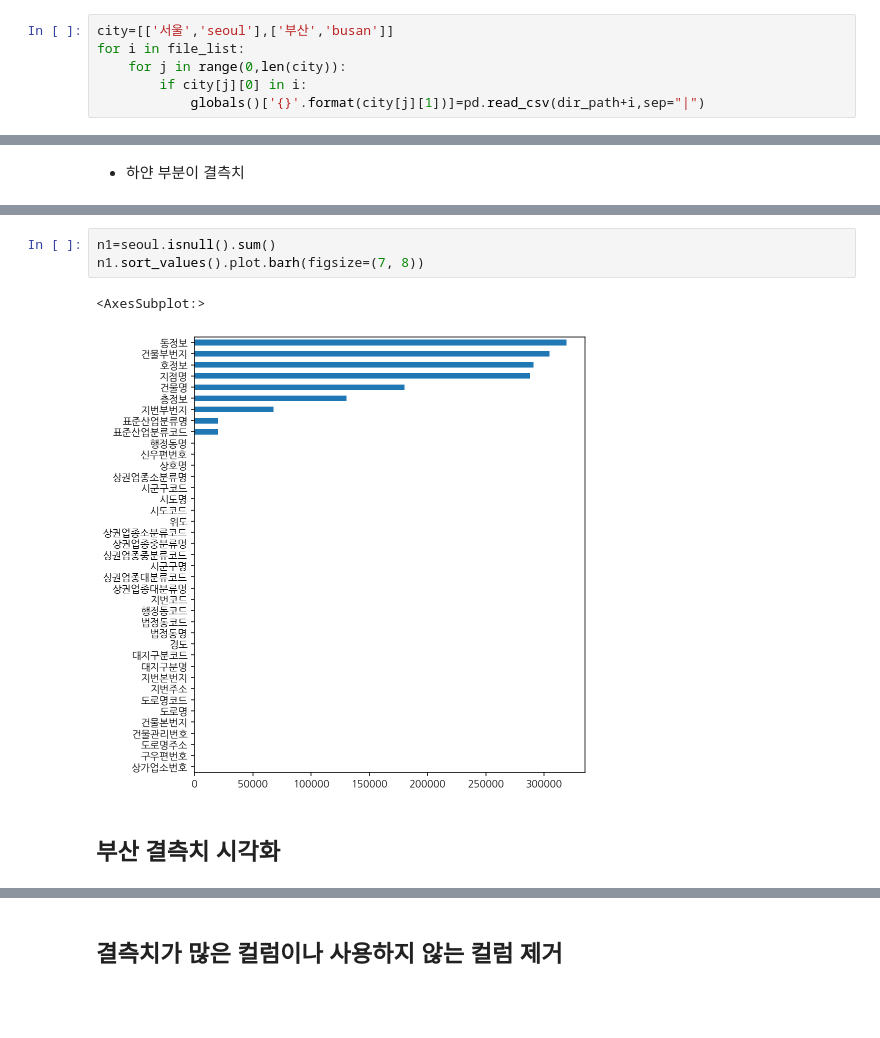
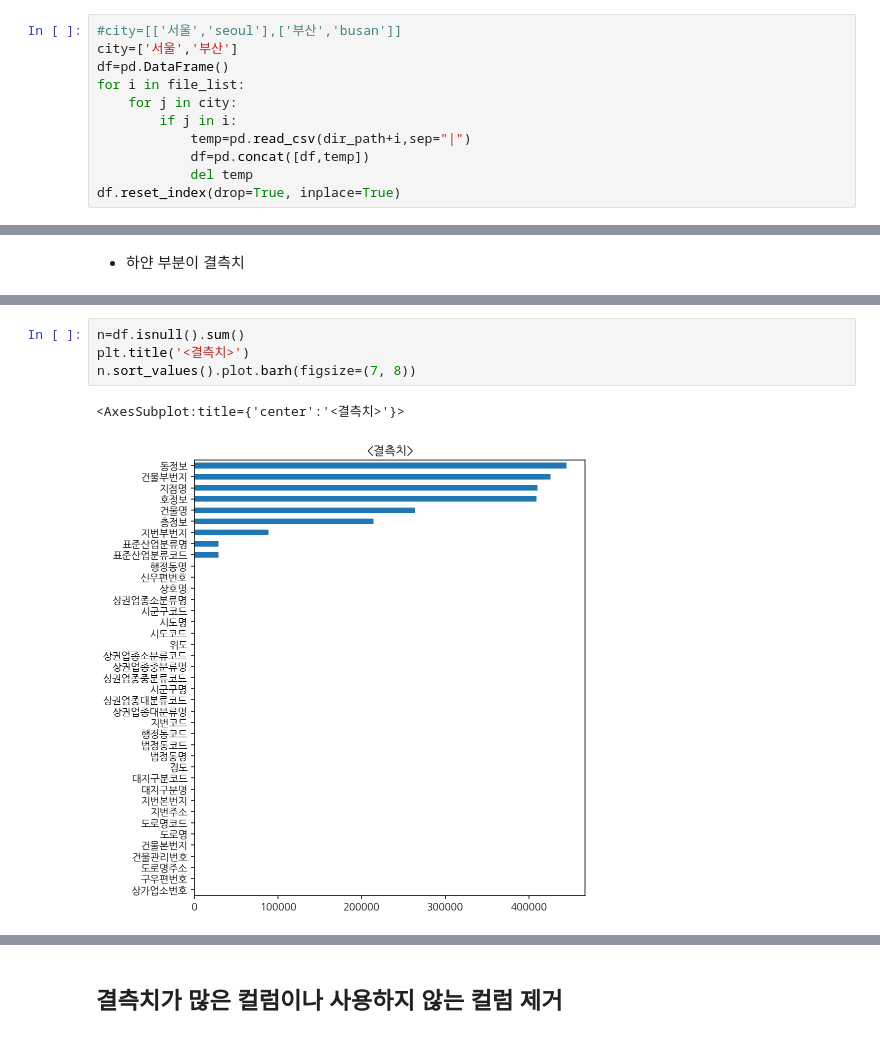
Before and after one commit to Kwonjimin/Commercial-Districts-Analysis, a Jupyter notebook: CodeDiary18/상권 분석.ipynb, the cells around one changed output, grey strips where cells are left out. Cells and saved outputs as stored; diff of their text form; blank space fills up the shorter version.

```diff
--- a/CodeDiary18/상권 분석.ipynb
+++ b/CodeDiary18/상권 분석.ipynb
@@ -38,8 +39,13 @@ file_list
  '소상공인시장진흥공단_상가(상권)정보_충남_202012.csv',
  '소상공인시장진흥공단_상가(상권)정보_충북_202012.csv']
 # %%
-city=[['서울','seoul'],['부산','busan']]
+#city=[['서울','seoul'],['부산','busan']]
+city=['서울','부산']
+df=pd.DataFrame()
 for i in file_list:
-    for j in range(0,len(city)):
-        if city[j][0] in i:
-            globals()['{}'.format(city[j][1])]=pd.read_csv(dir_path+i,sep="|")
+    for j in city:
+        if j in i:
+            temp=pd.read_csv(dir_path+i,sep="|")
+            df=pd.concat([df,temp])
+            del temp
+df.reset_index(drop=True, inplace=True)
@@ -131,8 +110,7 @@ msno.heatmap(seoul)
 # %%
-n1=seoul.isnull().sum()
-n1.sort_values().plot.barh(figsize=(7, 8))
+n=df.isnull().sum()
+plt.title('<결측치>')
+n.sort_values().plot.barh(figsize=(7, 8))
 # %% [output]
-<AxesSubplot:>
+<AxesSubplot:title={'center':'<결측치>'}>
-[figure, old version]
+[figure, new version]
-# %% [markdown]
-## 부산 결측치 시각화
```
Also changed, not shown: parts of 52 cells of this notebook.
